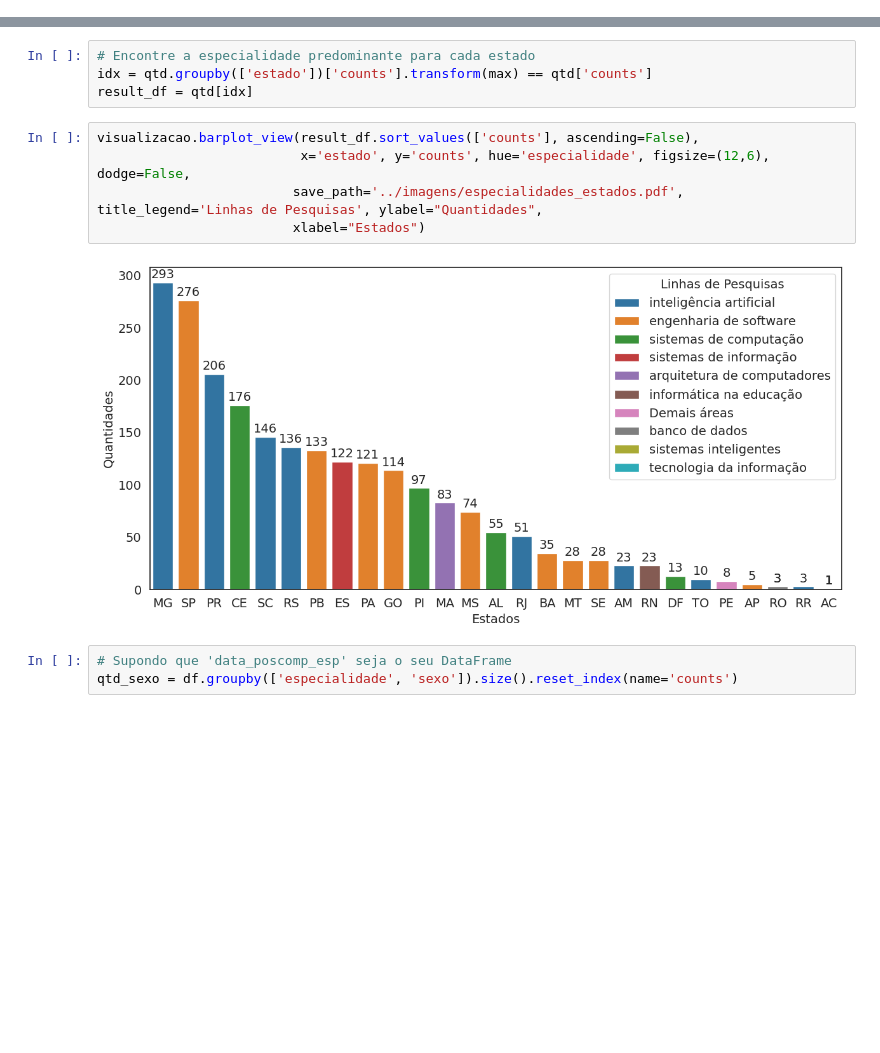
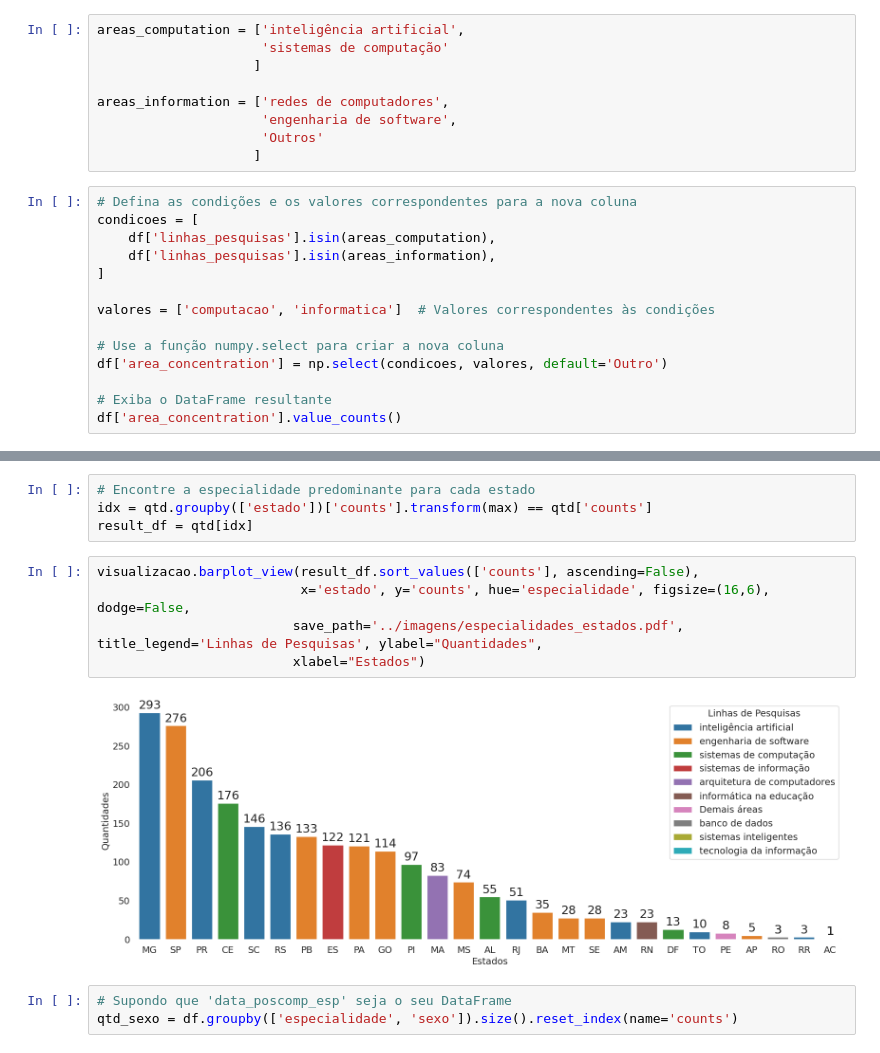
Before and after one commit to jeancarloscc/OrientPOSCOMP-System, a Jupyter notebook: notebooks/new_processing.ipynb, the cells around one changed output, grey strips where cells are left out. Drawn from its saved outputs; the diff is of its cells as text; blank space fills up the shorter version.

```diff
--- a/notebooks/new_processing.ipynb
+++ b/notebooks/new_processing.ipynb
@@ -1321,3 +1333,26 @@ Outros                     1832
 engenharia de software     1737
 redes de computadores       973
 Name: count, dtype: int64
+# %%
+areas_computation = ['inteligência artificial',
+                     'sistemas de computação'
+                    ]
+
+areas_information = ['redes de computadores',
+                     'engenharia de software',
+                     'Outros'
+                    ]
+# %%
+# Defina as condições e os valores correspondentes para a nova coluna
+condicoes = [
+    df['linhas_pesquisas'].isin(areas_computation),
+    df['linhas_pesquisas'].isin(areas_information),
+]
+
+valores = ['computacao', 'informatica']  # Valores correspondentes às condições
+
+# Use a função numpy.select para criar a nova coluna
+df['area_concentration'] = np.select(condicoes, valores, default='Outro')
+
+# Exiba o DataFrame resultante
+df['area_concentration'].value_counts()
@@ -1360,11 +1400,11 @@ idx = qtd.groupby(['estado'])['counts'].transform(max) == qtd['counts']
 result_df = qtd[idx]
 # %%
 visualizacao.barplot_view(result_df.sort_values(['counts'], ascending=False),
-                          x='estado', y='counts', hue='especialidade', figsize=(12,6), dodge=False,
+                          x='estado', y='counts', hue='especialidade', figsize=(16,6), dodge=False,
                          save_path='../imagens/especialidades_estados.pdf', title_legend='Linhas de Pesquisas', ylabel="Quantidades",
                          xlabel="Estados")
 # %% [output]
-[figure, old version]
+[figure, new version]
 # %%
 # Supondo que 'data_poscomp_esp' seja o seu DataFrame
 qtd_sexo = df.groupby(['especialidade', 'sexo']).size().reset_index(name='counts')
```
Also changed, not shown: parts of 19 cells of this notebook, 48 other files.
